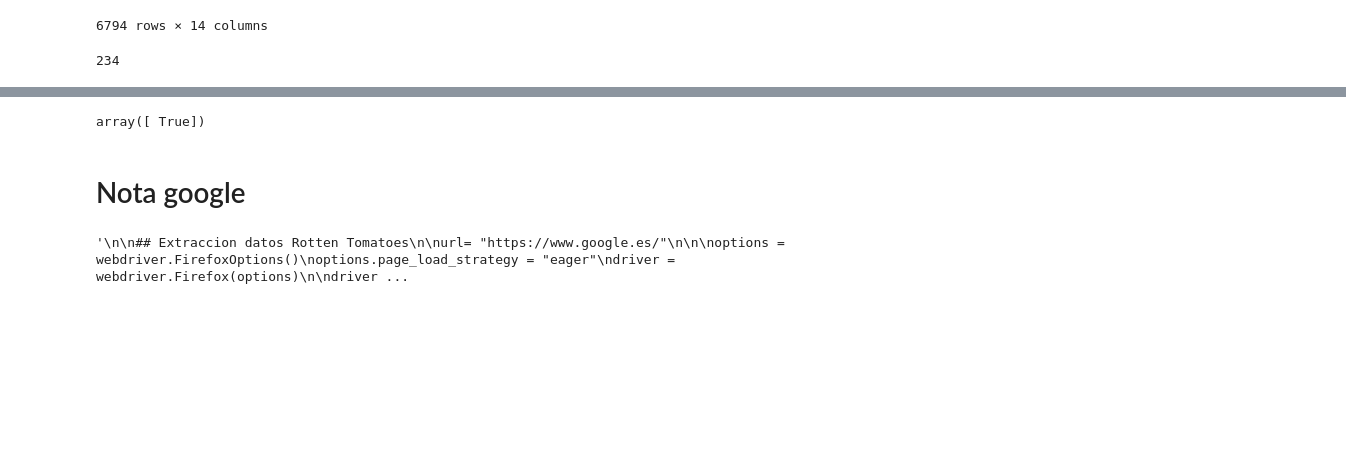
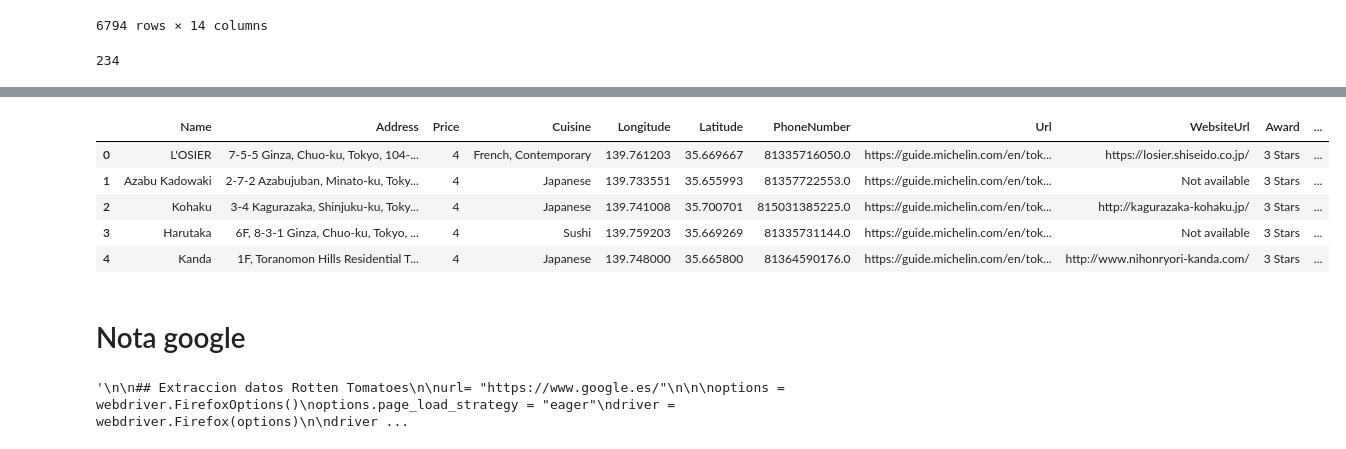
Before and after one commit to patriciamromero/promoG-modulo4-sprint1-pairprogramming-Mirna-Patricia, a Jupyter notebook: pair_restaurantes.ipynb, the cells around one changed output, grey strips where cells are left out. Cells and saved outputs as stored; diff of their text form; code cells hidden in the pictures; blank space fills up the shorter version.

```diff
--- a/pair_restaurantes.ipynb
+++ b/pair_restaurantes.ipynb
@@ -364,4 +340,17 @@ Name: Air conditioning, Length: 6794, dtype: bool
-# %%
-df['Air conditioning'].unique()
-# %% [output]
-array([ True])
+# %%
+df["Wheelchair access"] = df['FacilitiesAndServices'].apply(lambda x: True if "Wheelchair access" in x else False)
+# %%
+df["Restaurant offering vegetarian menus"] = df['FacilitiesAndServices'].apply(lambda x: True if "Restaurant offering vegetarian menus" in x else False)
+# %%
+df["Cash only"] = df['FacilitiesAndServices'].apply(lambda x: True if "Cash only" in x else False)
+# %%
+df = df.drop('Location', axis = 1)
+# %%
+df.head()
+# %% [output]
+|  | Name | Address | Price | Cuisine | Longitude | Latitude | PhoneNumber | Url | WebsiteUrl | Award | ... |
+| 0 | L'OSIER | 7-5-5 Ginza, Chuo-ku, Tokyo, 104-... | 4 | French, Contemporary | 139.761203 | 35.669667 | 81335716050.0 | https://guide.michelin.com/en/tok... | https://losier.shiseido.co.jp/ | 3 Stars | ... |
+| 1 | Azabu Kadowaki | 2-7-2 Azabujuban, Minato-ku, Toky... | 4 | Japanese | 139.733551 | 35.655993 | 81357722553.0 | https://guide.michelin.com/en/tok... | Not available | 3 Stars | ... |
+| 2 | Kohaku | 3-4 Kagurazaka, Shinjuku-ku, Toky... | 4 | Japanese | 139.741008 | 35.700701 | 815031385225.0 | https://guide.michelin.com/en/tok... | http://kagurazaka-kohaku.jp/ | 3 Stars | ... |
+| 3 | Harutaka | 6F, 8-3-1 Ginza, Chuo-ku, Tokyo, ... | 4 | Sushi | 139.759203 | 35.669269 | 81335731144.0 | https://guide.michelin.com/en/tok... | Not available | 3 Stars | ... |
+| 4 | Kanda | 1F, Toranomon Hills Residential T... | 4 | Japanese | 139.748000 | 35.665800 | 81364590176.0 | https://guide.michelin.com/en/tok... | http://www.nihonryori-kanda.com/ | 3 Stars | ... |
```
Also changed, not shown: parts of 7 cells of this notebook, 1 other file.
